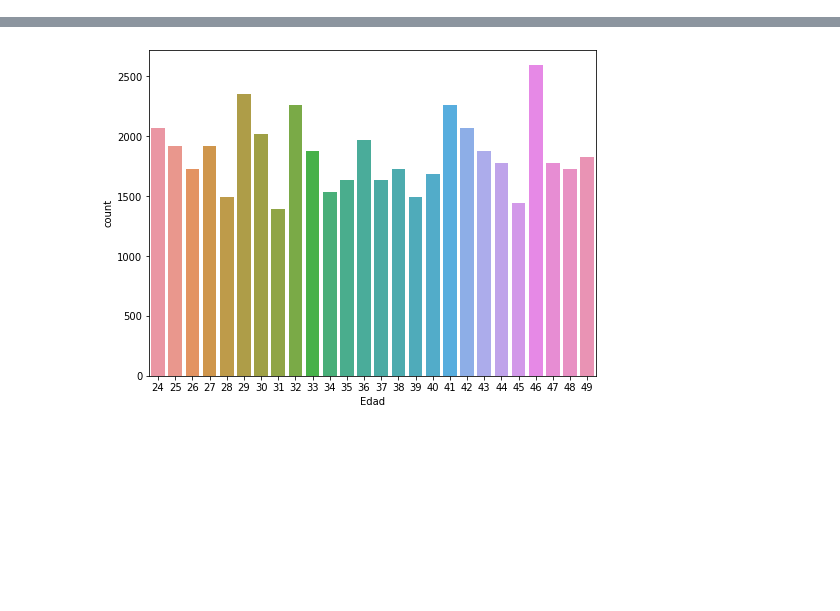
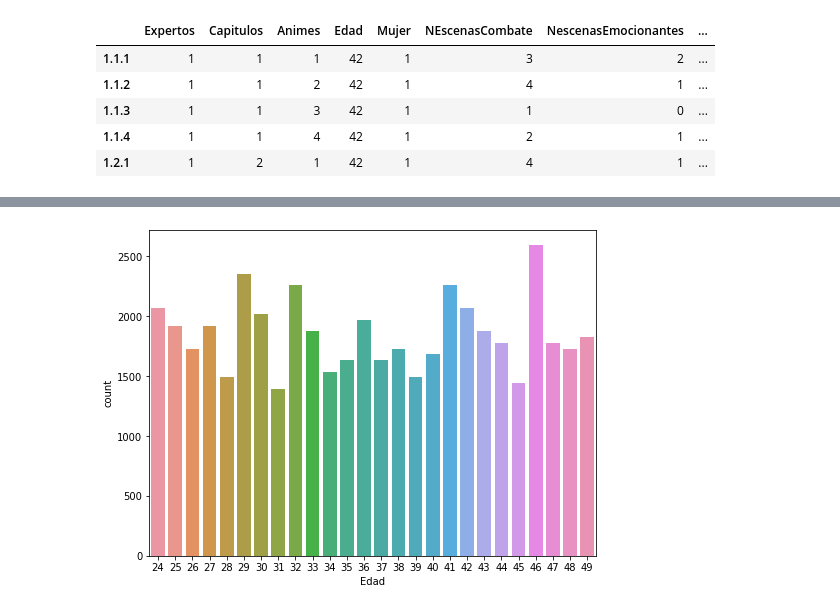
Before and after one commit to nicacevedo/MKT2, a Jupyter notebook: Tarea2/Tarea2.ipynb, the cells around one changed output, grey strips where cells are left out. Saved outputs shown, nothing was run; the diff lists cells and outputs as text; code cells hidden in the pictures; blank space fills up the shorter version.

```diff
--- a/Tarea2/Tarea2.ipynb
+++ b/Tarea2/Tarea2.ipynb
@@ -55,0 +86,15 @@ df.head(10)
+# %%
+# Eliminamos las columans (si es que aún están)
+try:
+    df.drop(columns=['CantCaps','Scoremyanimelist'], inplace=True)
+except Exception:
+    pass
+
+df.head()
+# %% [output]
+|  | Expertos | Capitulos | Animes | Edad | Mujer | NEscenasCombate | NescenasEmocionantes | ... |
+| 1.1.1 | 1 | 1 | 1 | 42 | 1 | 3 | 2 | ... |
+| 1.1.2 | 1 | 1 | 2 | 42 | 1 | 4 | 1 | ... |
+| 1.1.3 | 1 | 1 | 3 | 42 | 1 | 1 | 0 | ... |
+| 1.1.4 | 1 | 1 | 4 | 42 | 1 | 2 | 1 | ... |
+| 1.2.1 | 1 | 2 | 1 | 42 | 1 | 4 | 1 | ... |
```
Also changed, not shown: parts of 19 cells of this notebook, 17 other files.
